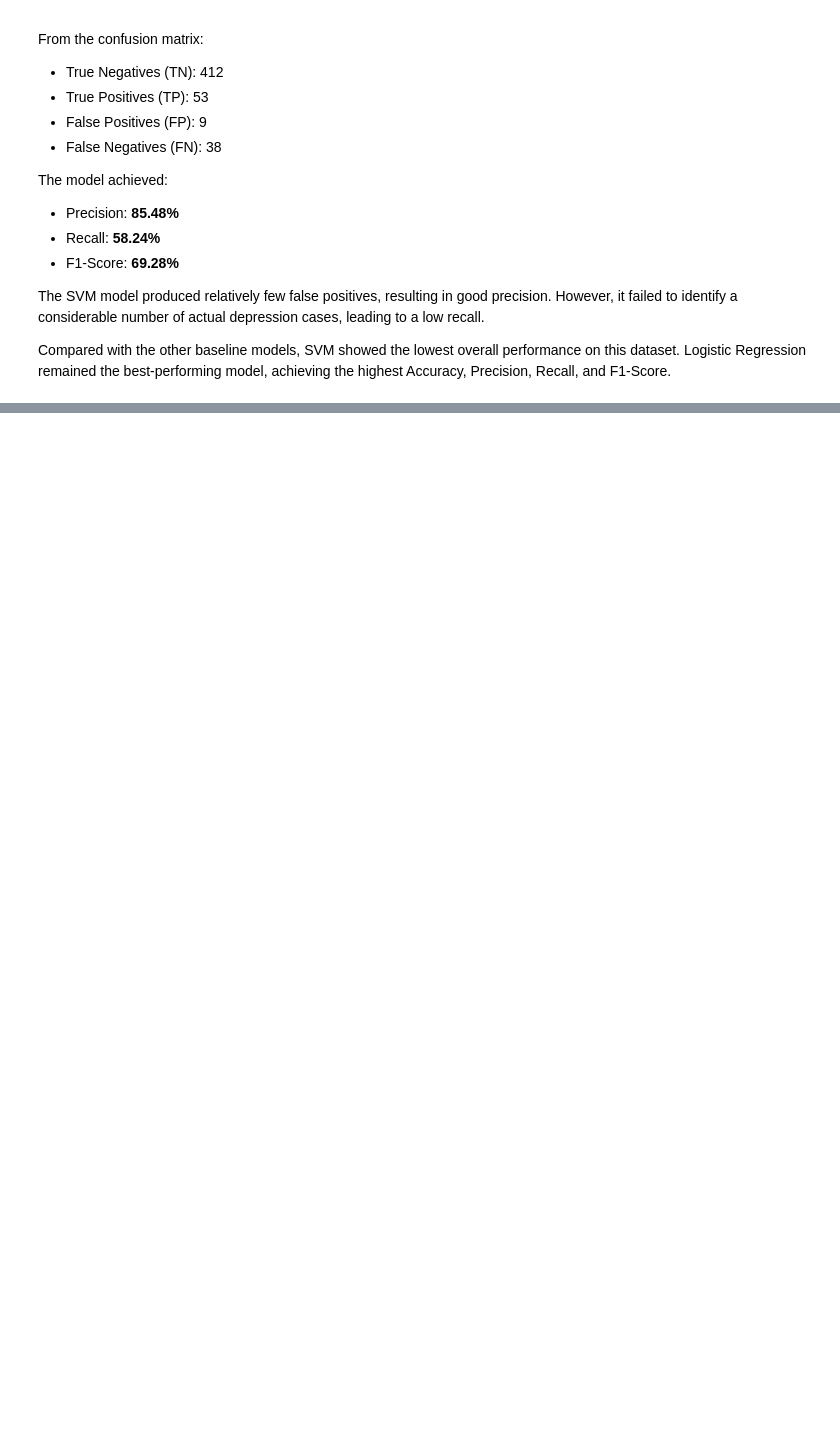
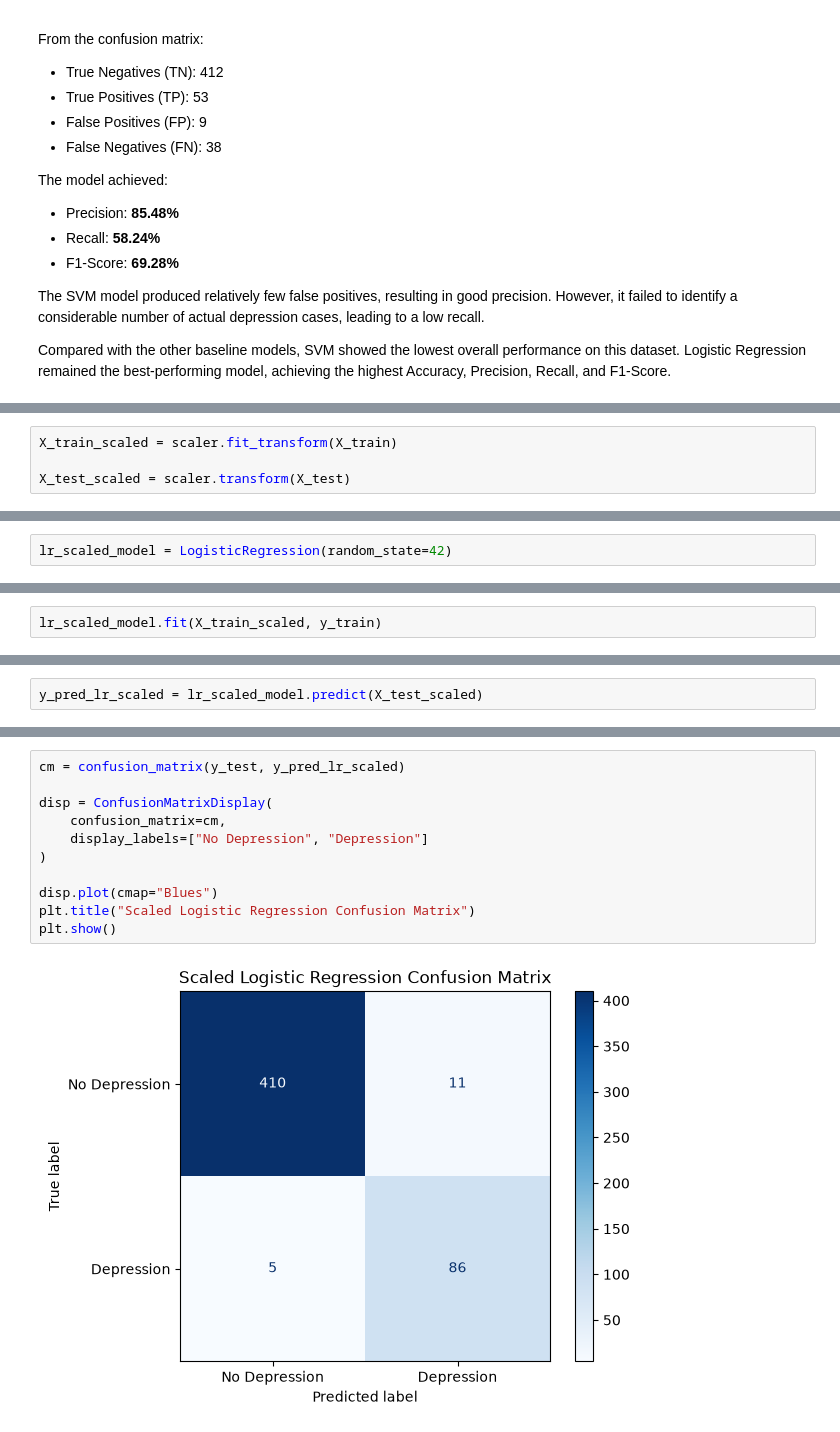
Before and after one commit to Musharraf-Bubere/MindSense-AI, a Jupyter notebook: Notebook/04_Model_Training.ipynb, the cells around one changed output, grey strips where cells are left out. Saved outputs shown, nothing was run; the diff lists cells and outputs as text; blank space fills up the shorter version.

Commit message:
Model Training Hyperparameter tuning

```diff
--- a/Notebook/04_Model_Training.ipynb
+++ b/Notebook/04_Model_Training.ipynb
@@ -1087,0 +1122,4 @@ Compared with the other baseline models, SVM showed the lowest overall performan
+# %%
+X_train_scaled = scaler.fit_transform(X_train)
+
+X_test_scaled = scaler.transform(X_test)
@@ -1087,0 +1134,2 @@ Compared with the other baseline models, SVM showed the lowest overall performan
+# %%
+lr_scaled_model = LogisticRegression(random_state=42)
@@ -1087,0 +1140,2 @@ Compared with the other baseline models, SVM showed the lowest overall performan
+# %%
+lr_scaled_model.fit(X_train_scaled, y_train)
@@ -1087,0 +1148,2 @@ Compared with the other baseline models, SVM showed the lowest overall performan
+# %%
+y_pred_lr_scaled = lr_scaled_model.predict(X_test_scaled)
@@ -1087,0 +1183,13 @@ Compared with the other baseline models, SVM showed the lowest overall performan
+# %%
+cm = confusion_matrix(y_test, y_pred_lr_scaled)
+
+disp = ConfusionMatrixDisplay(
+    confusion_matrix=cm,
+    display_labels=["No Depression", "Depression"]
+)
+
+disp.plot(cmap="Blues")
+plt.title("Scaled Logistic Regression Confusion Matrix")
+plt.show()
+# %% [output]
+[figure, added]
```
Also changed, not shown: parts of 75 cells of this notebook.
